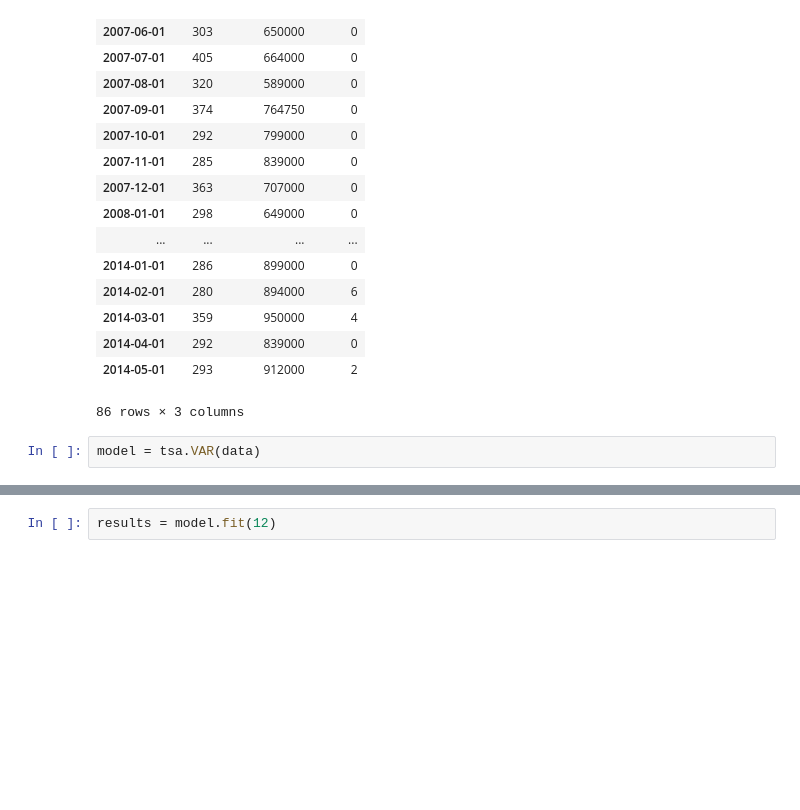
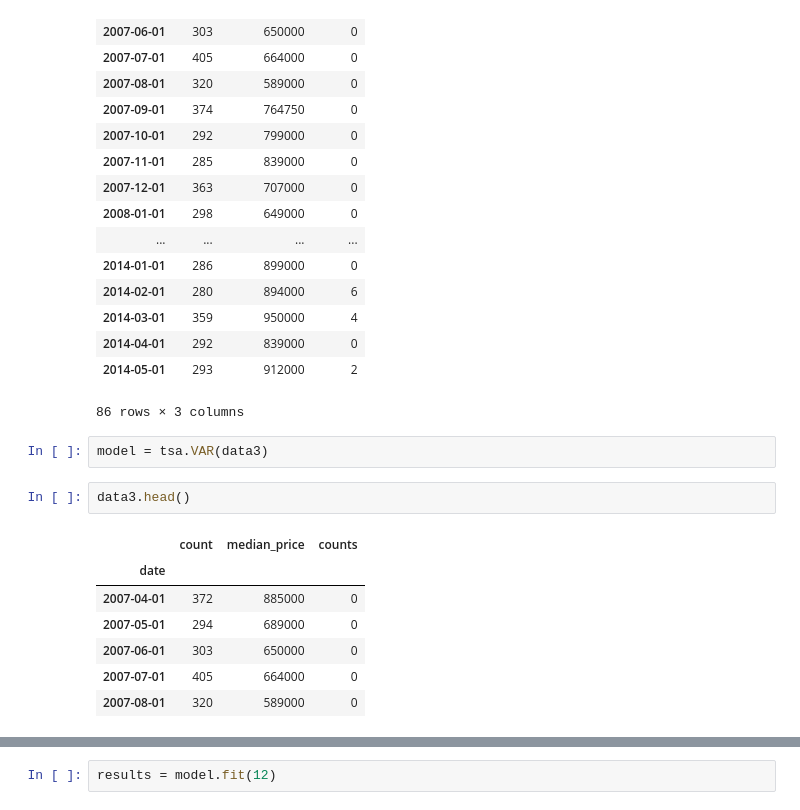
Before and after one commit to gfsoileau/soothsay_appreciation_predictor, a Jupyter notebook: re_predictor.ipynb, the cells around one changed output, grey strips where cells are left out. Drawn from its saved outputs; the diff is of its cells as text; blank space fills up the shorter version.

```diff
--- a/re_predictor.ipynb
+++ b/re_predictor.ipynb
@@ -643,4 +643,14 @@ data3
 | 2014-05-01 | 293 | 912000 | 2 |
 86 rows × 3 columns
 # %%
-model = tsa.VAR(data)
+model = tsa.VAR(data3)
+# %%
+data3.head()
+# %% [output]
+|  | count | median_price | counts |
+| date |  |  |  |
+| 2007-04-01 | 372 | 885000 | 0 |
+| 2007-05-01 | 294 | 689000 | 0 |
+| 2007-06-01 | 303 | 650000 | 0 |
+| 2007-07-01 | 405 | 664000 | 0 |
+| 2007-08-01 | 320 | 589000 | 0 |
```
Also changed, not shown: parts of 4 cells of this notebook.
